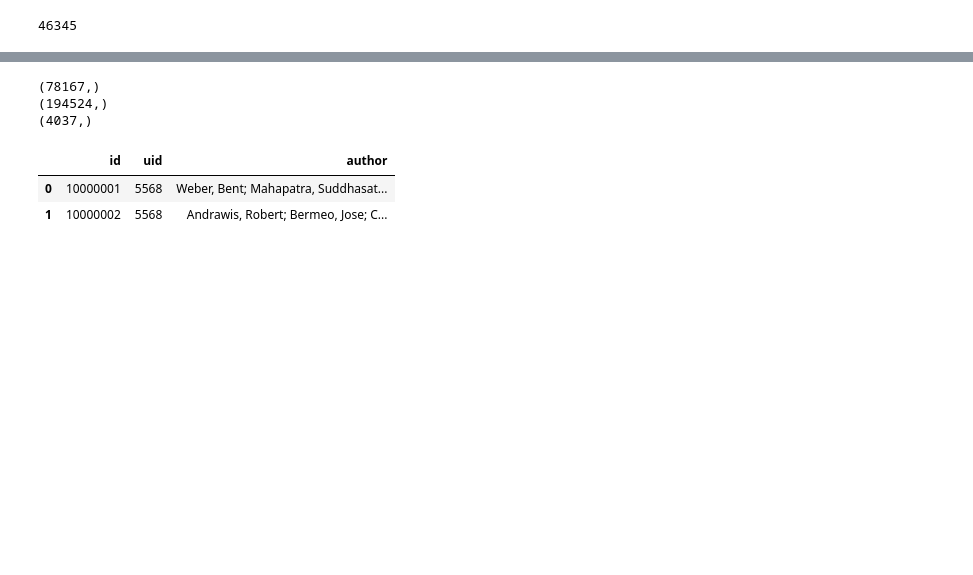
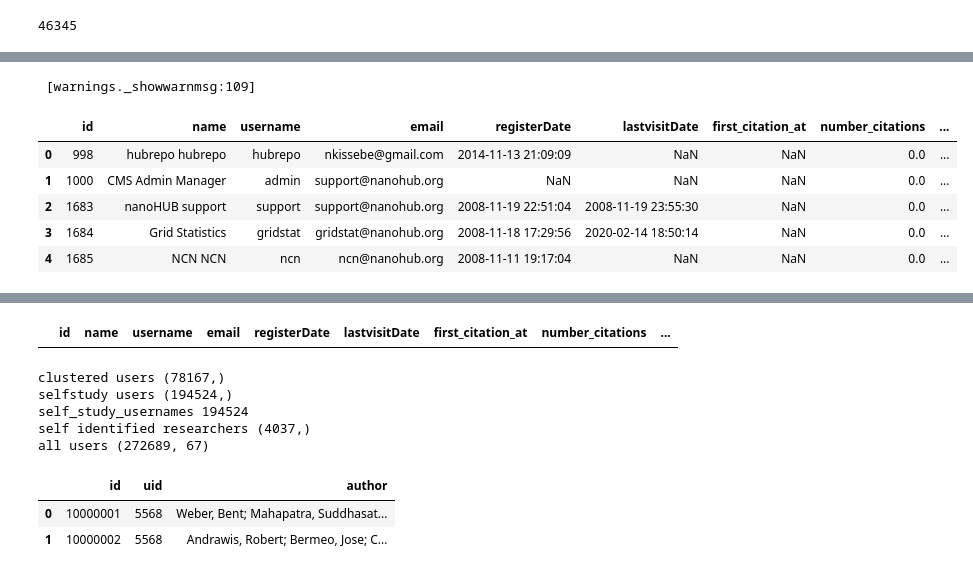
Before and after one commit to saxenap/nanohub, a Jupyter notebook: nanoHUB/pipeline/plotting/simusers_class_res_unclass_12months-with-3cluster-groups-gk.ipynb, the cells around one changed output, grey strips where cells are left out. Drawn from its saved outputs; the diff is of its cells as text; code cells hidden in the pictures; blank space fills up the shorter version.

```diff
--- a/nanoHUB/pipeline/plotting/simusers_class_res_unclass_12months-with-3cluster-groups-gk.ipynb
+++ b/nanoHUB/pipeline/plotting/simusers_class_res_unclass_12months-with-3cluster-groups-gk.ipynb
@@ -80,0 +95,19 @@ display(len(self_identified_NH_ids))
+# %%
+allusers_df = processed_mapper.read(derived_data_file_path)
+display(allusers_df.head(5))
+#display(allusers_usernames)
+display(allusers_df.loc[allusers_df['username'].isnull()])
+#display(allusers_df.loc[allusers_df['username'].notna()])
+
+allusers_df = allusers_df.loc[allusers_df['username'].notna()]
+display(allusers_df.loc[allusers_df['username'].isnull()])
+
+allusers_usernames = allusers_df['username'].tolist()
+# %% [output]
+ [warnings._showwarnmsg:109]
+|  | id | name | username | email | registerDate | lastvisitDate | first_citation_at | number_citations | ... |
+| 0 | 998 | hubrepo hubrepo | hubrepo | nkissebe@gmail.com | 2014-11-13 21:09:09 | NaN | NaN | 0.0 | ... |
+| 1 | 1000 | CMS Admin Manager | admin | support@nanohub.org | NaN | NaN | NaN | 0.0 | ... |
+| 2 | 1683 | nanoHUB support | support | support@nanohub.org | 2008-11-19 22:51:04 | 2008-11-19 23:55:30 | NaN | 0.0 | ... |
+| 3 | 1684 | Grid Statistics | gridstat | gridstat@nanohub.org | 2008-11-18 17:29:56 | 2020-02-14 18:50:14 | NaN | 0.0 | ... |
+| 4 | 1685 | NCN NCN | ncn | ncn@nanohub.org | 2008-11-11 19:17:04 | NaN | NaN | 0.0 | ... |
@@ -81,11 +117,16 @@ display(len(self_identified_NH_ids))
+|  | id | name | username | email | registerDate | lastvisitDate | first_citation_at | number_citations | ... |
 # %%
-print(clustered_NH_ids.shape)
-print(self_study_NH_ids.shape)
-print(self_identified_NH_ids.shape)
+print('clustered users',clustered_NH_ids.shape)
+print('selfstudy users',self_study_NH_ids.shape)
+print('self_study_usernames',len(self_study_usernames))
+print('self identified researchers',self_identified_NH_ids.shape)
+print('all users',allusers_df.shape)
 # %% [output]
-(78167,)
-(194524,)
-(4037,)
+clustered users (78167,)
+selfstudy users (194524,)
+self_study_usernames 194524
+self identified researchers (4037,)
+all users (272689, 67)
 # %%
 frames = [clustered_df, self_study_df]
 contacts_df = pd.concat(frames)
```
Also changed, not shown: parts of 28 cells of this notebook.
